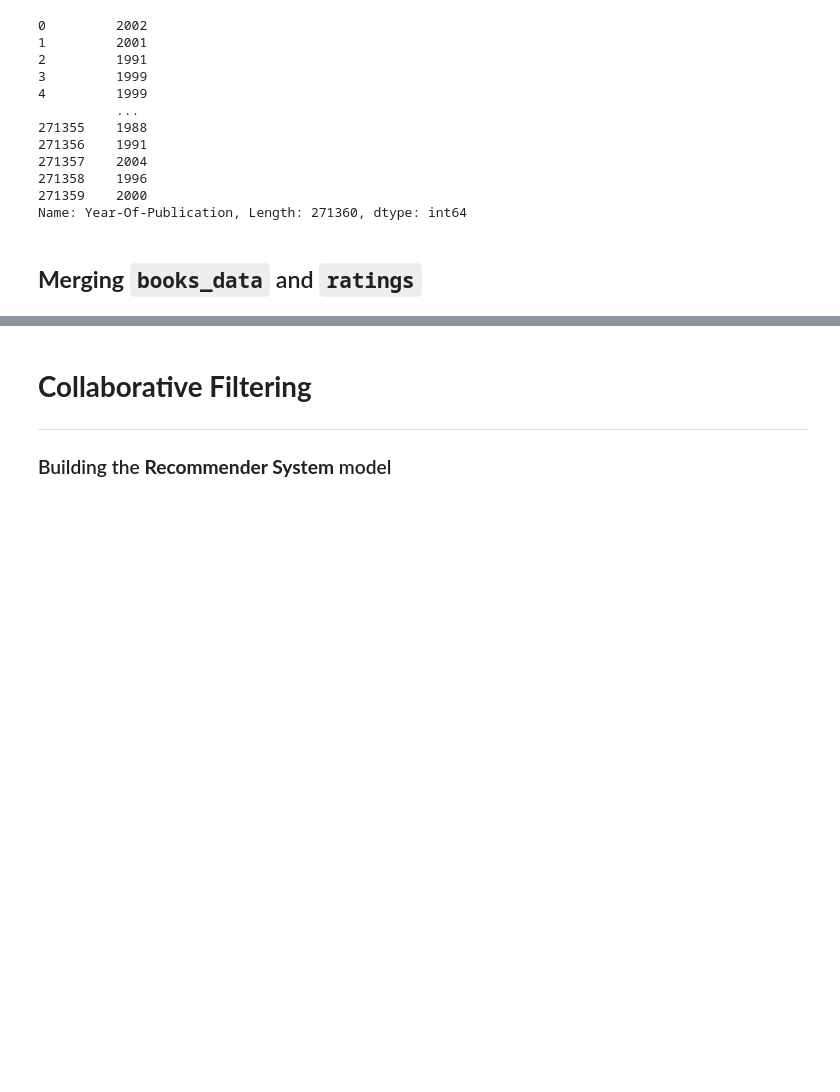
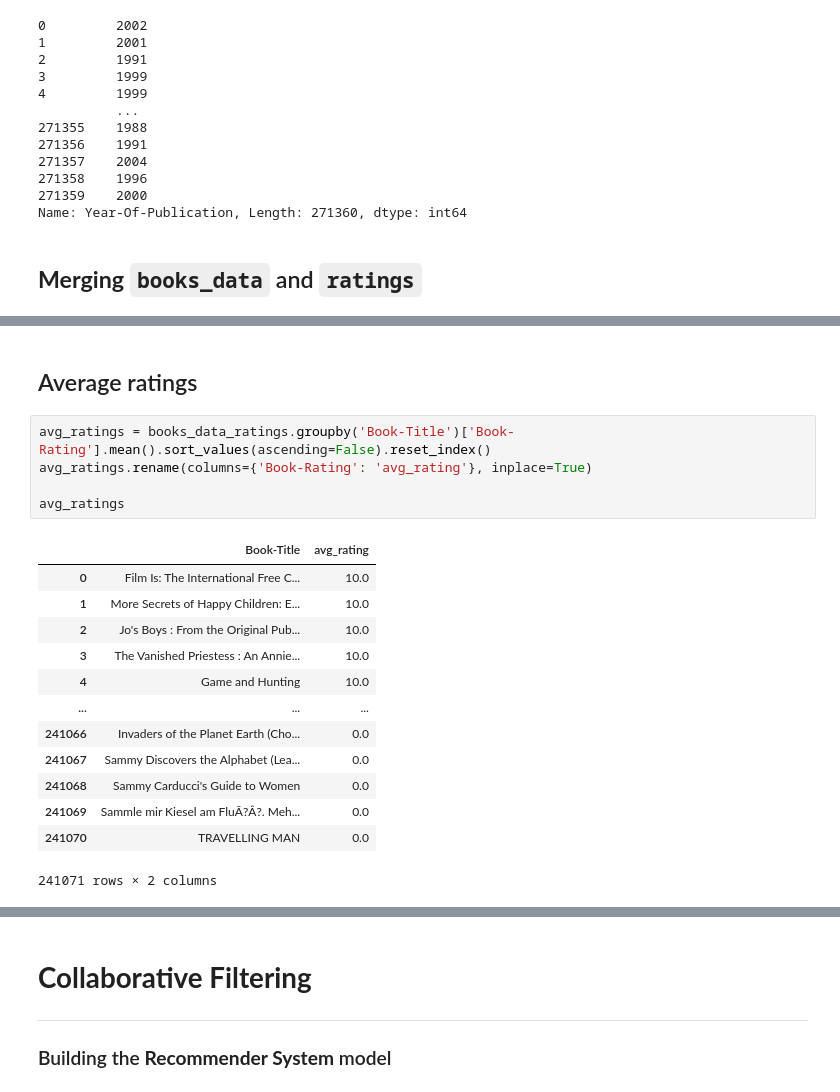
Before and after one commit to nirmit27/ds-and-ml, a Jupyter notebook: Models/book-recommender-system.ipynb, the cells around one changed output, grey strips where cells are left out. Drawn from its saved outputs; the diff is of its cells as text; blank space fills up the shorter version.

```diff
--- a/Models/book-recommender-system.ipynb
+++ b/Models/book-recommender-system.ipynb
@@ -65,0 +61,21 @@ books_data_ratings.head()
+# %% [markdown]
+## Average ratings
+# %%
+avg_ratings = books_data_ratings.groupby('Book-Title')['Book-Rating'].mean().sort_values(ascending=False).reset_index()
+avg_ratings.rename(columns={'Book-Rating': 'avg_rating'}, inplace=True)
+
+avg_ratings
+# %% [output]
+|  | Book-Title | avg_rating |
+| 0 | Film Is: The International Free C... | 10.0 |
+| 1 | More Secrets of Happy Children: E... | 10.0 |
+| 2 | Jo's Boys : From the Original Pub... | 10.0 |
+| 3 | The Vanished Priestess : An Annie... | 10.0 |
+| 4 | Game and Hunting | 10.0 |
+| ... | ... | ... |
+| 241066 | Invaders of the Planet Earth (Cho... | 0.0 |
+| 241067 | Sammy Discovers the Alphabet (Lea... | 0.0 |
+| 241068 | Sammy Carducci's Guide to Women | 0.0 |
+| 241069 | Sammle mir Kiesel am FluÃ?Â?. Meh... | 0.0 |
+| 241070 | TRAVELLING MAN | 0.0 |
+241071 rows × 2 columns
```
Also changed, not shown: parts of 12 cells of this notebook.
